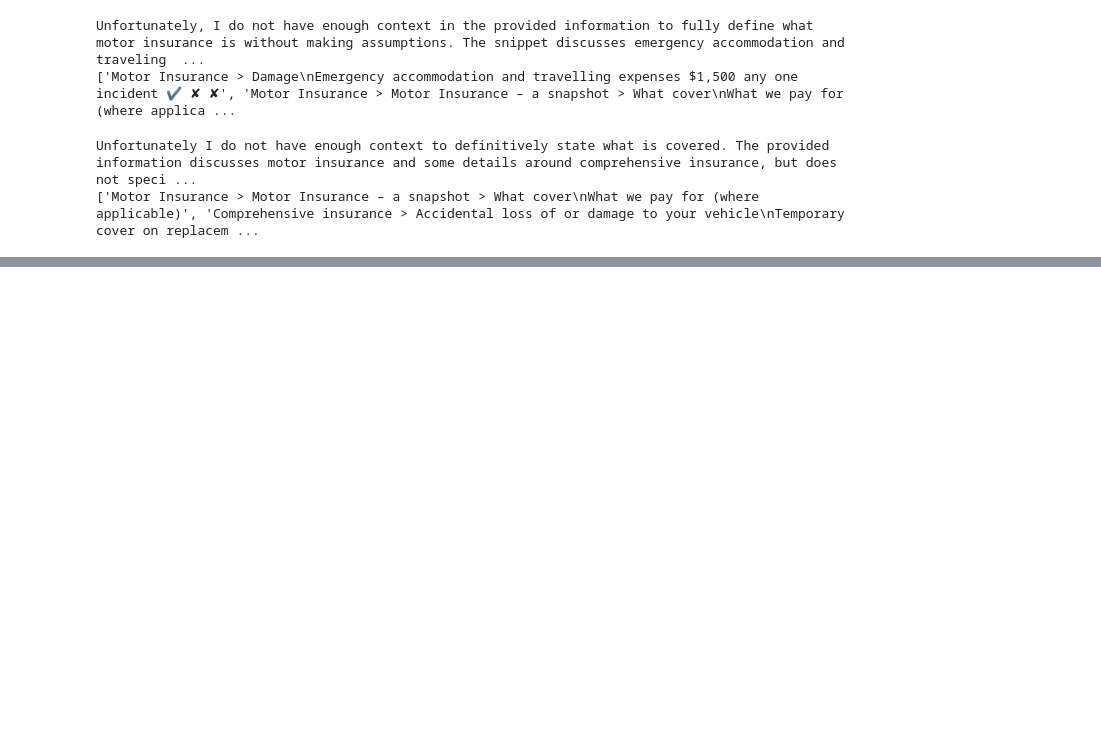
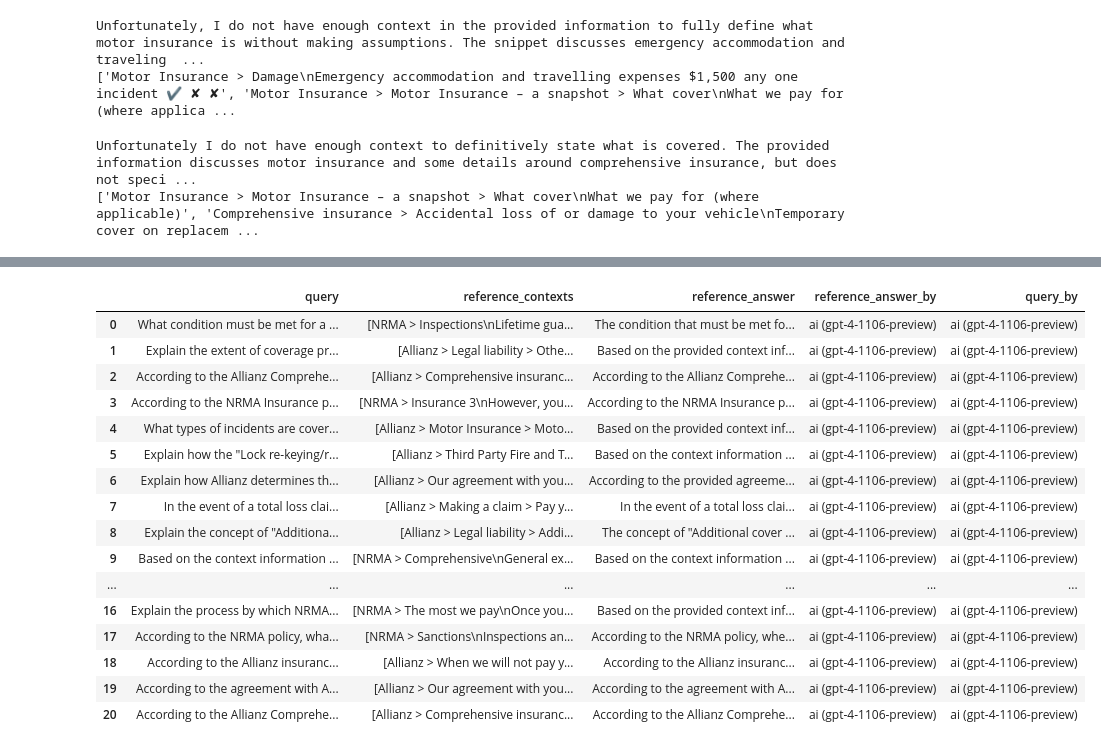
Before and after one commit to PyGeek03/pds-rag-pipelines, a Jupyter notebook: rag.ipynb, the cells around one changed output, grey strips where cells are left out. Cells and saved outputs as stored; diff of their text form; code cells hidden in the pictures; blank space fills up the shorter version.

```diff
--- a/rag.ipynb
+++ b/rag.ipynb
@@ -382,0 +435,23 @@ Unfortunately I do not have enough context to definitively state what is covered
+# %%
+# Load the dataset from JSON file on disk
+rag_dataset = LabelledRagDataset.from_json("pds_labelled_rag_dataset.json")
+# %%
+rag_dataset.to_pandas()
+# %% [output]
+|  | query | reference_contexts | reference_answer | reference_answer_by | query_by |
+| 0 | What condition must be met for a ... | [NRMA > Inspections\nLifetime gua... | The condition that must be met fo... | ai (gpt-4-1106-preview) | ai (gpt-4-1106-preview) |
+| 1 | Explain the extent of coverage pr... | [Allianz > Legal liability > Othe... | Based on the provided context inf... | ai (gpt-4-1106-preview) | ai (gpt-4-1106-preview) |
+| 2 | According to the Allianz Comprehe... | [Allianz > Comprehensive insuranc... | According to the Allianz Comprehe... | ai (gpt-4-1106-preview) | ai (gpt-4-1106-preview) |
+| 3 | According to the NRMA Insurance p... | [NRMA > Insurance 3\nHowever, you... | According to the NRMA Insurance p... | ai (gpt-4-1106-preview) | ai (gpt-4-1106-preview) |
+| 4 | What types of incidents are cover... | [Allianz > Motor Insurance > Moto... | Based on the provided context inf... | ai (gpt-4-1106-preview) | ai (gpt-4-1106-preview) |
+| 5 | Explain how the "Lock re-keying/r... | [Allianz > Third Party Fire and T... | Based on the context information ... | ai (gpt-4-1106-preview) | ai (gpt-4-1106-preview) |
+| 6 | Explain how Allianz determines th... | [Allianz > Our agreement with you... | According to the provided agreeme... | ai (gpt-4-1106-preview) | ai (gpt-4-1106-preview) |
+| 7 | In the event of a total loss clai... | [Allianz > Making a claim > Pay y... | In the event of a total loss clai... | ai (gpt-4-1106-preview) | ai (gpt-4-1106-preview) |
+| 8 | Explain the concept of "Additiona... | [Allianz > Legal liability > Addi... | The concept of "Additional cover ... | ai (gpt-4-1106-preview) | ai (gpt-4-1106-preview) |
+| 9 | Based on the context information ... | [NRMA > Comprehensive\nGeneral ex... | Based on the context information ... | ai (gpt-4-1106-preview) | ai (gpt-4-1106-preview) |
+| ... | ... | ... | ... | ... | ... |
+| 16 | Explain the process by which NRMA... | [NRMA > The most we pay\nOnce you... | Based on the provided context inf... | ai (gpt-4-1106-preview) | ai (gpt-4-1106-preview) |
+| 17 | According to the NRMA policy, wha... | [NRMA > Sanctions\nInspections an... | According to the NRMA policy, whe... | ai (gpt-4-1106-preview) | ai (gpt-4-1106-preview) |
+| 18 | According to the Allianz insuranc... | [Allianz > When we will not pay y... | According to the Allianz insuranc... | ai (gpt-4-1106-preview) | ai (gpt-4-1106-preview) |
+| 19 | According to the agreement with A... | [Allianz > Our agreement with you... | According to the agreement with A... | ai (gpt-4-1106-preview) | ai (gpt-4-1106-preview) |
+| 20 | According to the Allianz Comprehe... | [Allianz > Comprehensive insuranc... | According to the Allianz Comprehe... | ai (gpt-4-1106-preview) | ai (gpt-4-1106-preview) |
```
Also changed, not shown: parts of 29 cells of this notebook, 4 other files.
